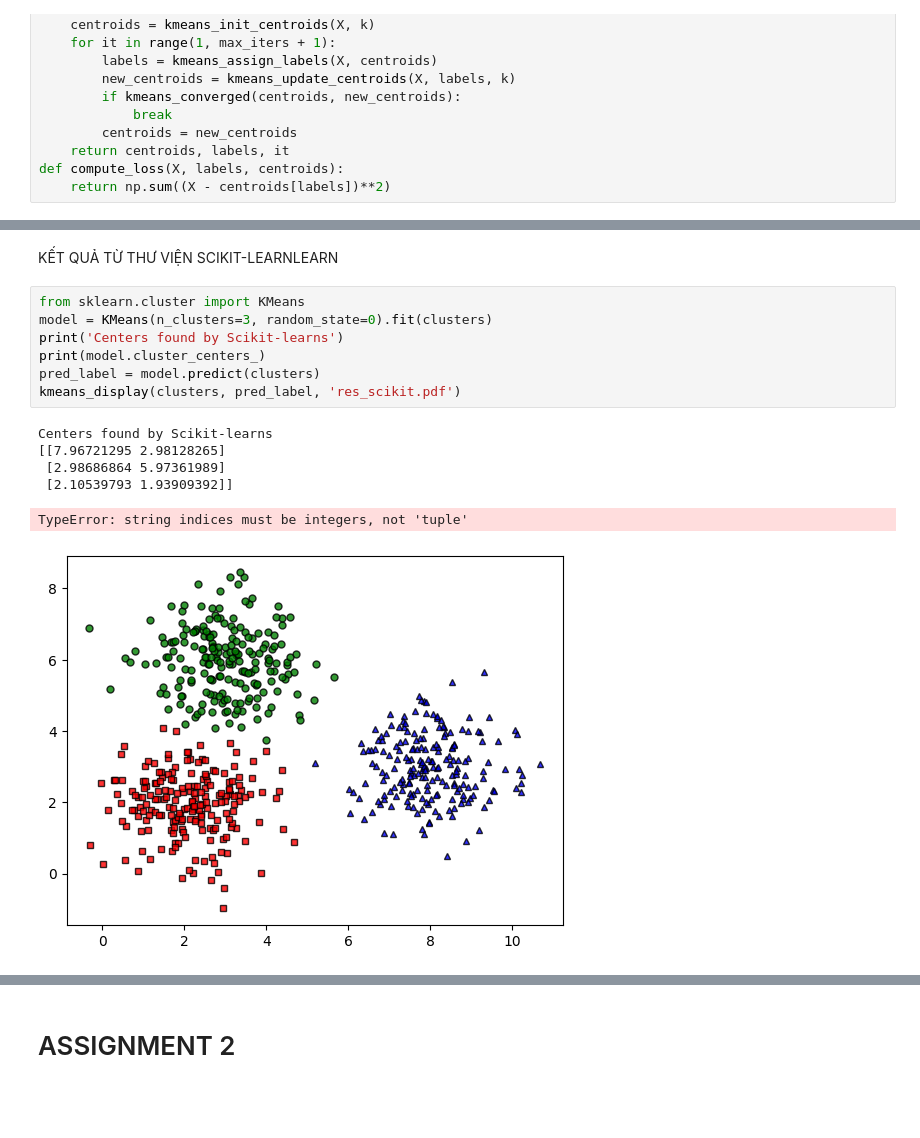
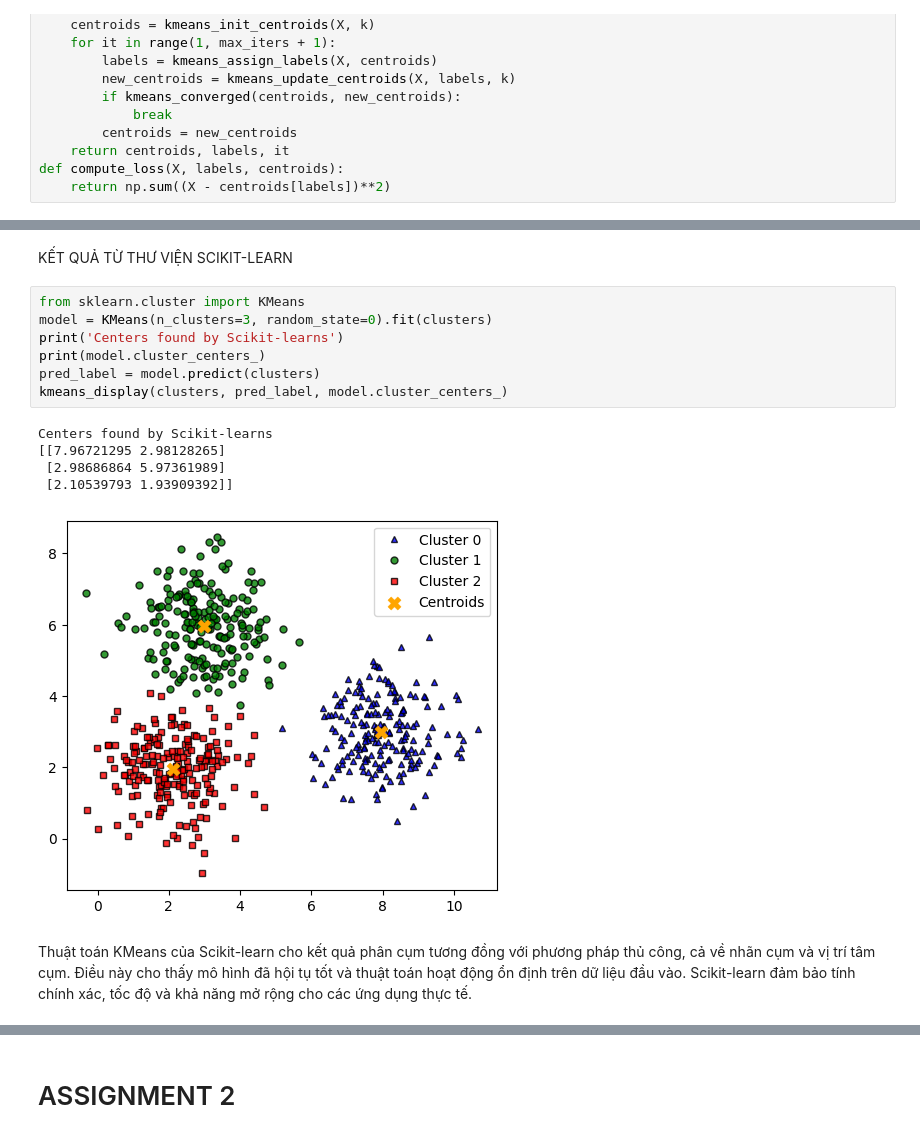
Before and after one commit to NgocHan1211/Lab-hoc-may-thong-ke, a Jupyter notebook: lab4/K-means.ipynb, the cells around one changed output, grey strips where cells are left out. Drawn from its saved outputs; the diff is of its cells as text; blank space fills up the shorter version.

```diff
--- a/lab4/K-means.ipynb
+++ b/lab4/K-means.ipynb
@@ -119,16 +138,17 @@ Tóm lại, trong assignment 1, kết quả phân cụm từ K-means tốt và h
 # %% [markdown]
-KẾT QUẢ TỪ THƯ VIỆN SCIKIT-LEARNLEARN
+KẾT QUẢ TỪ THƯ VIỆN SCIKIT-LEARN
 # %%
 from sklearn.cluster import KMeans
 model = KMeans(n_clusters=3, random_state=0).fit(clusters)
 print('Centers found by Scikit-learns')
 print(model.cluster_centers_)
 pred_label = model.predict(clusters)
-kmeans_display(clusters, pred_label, 'res_scikit.pdf')
+kmeans_display(clusters, pred_label, model.cluster_centers_)
 # %% [output]
 Centers found by Scikit-learns
 [[7.96721295 2.98128265]
  [2.98686864 5.97361989]
  [2.10539793 1.93909392]]
-TypeError: string indices must be integers, not 'tuple'
-[figure, old version]
+[figure, new version]
+# %% [markdown]
+Thuật toán KMeans của Scikit-learn cho kết quả phân cụm tương đồng với phương pháp thủ công, cả về nhãn cụm và vị trí tâm cụm. Điều này cho thấy mô hình đã hội tụ tốt và thuật toán hoạt động ổn định trên dữ liệu đầu vào. Scikit-learn đảm bảo tính chính xác, tốc độ và khả năng mở rộng cho các ứng dụng thực tế.
```
Also changed, not shown: parts of 8 cells of this notebook.
